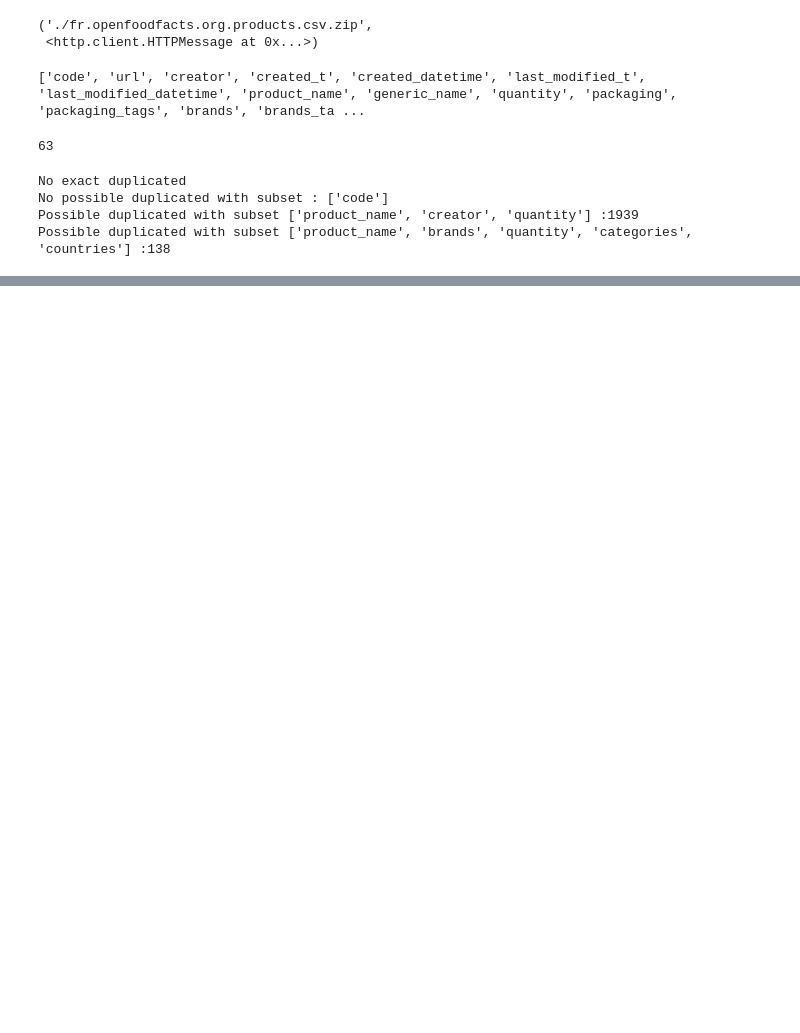
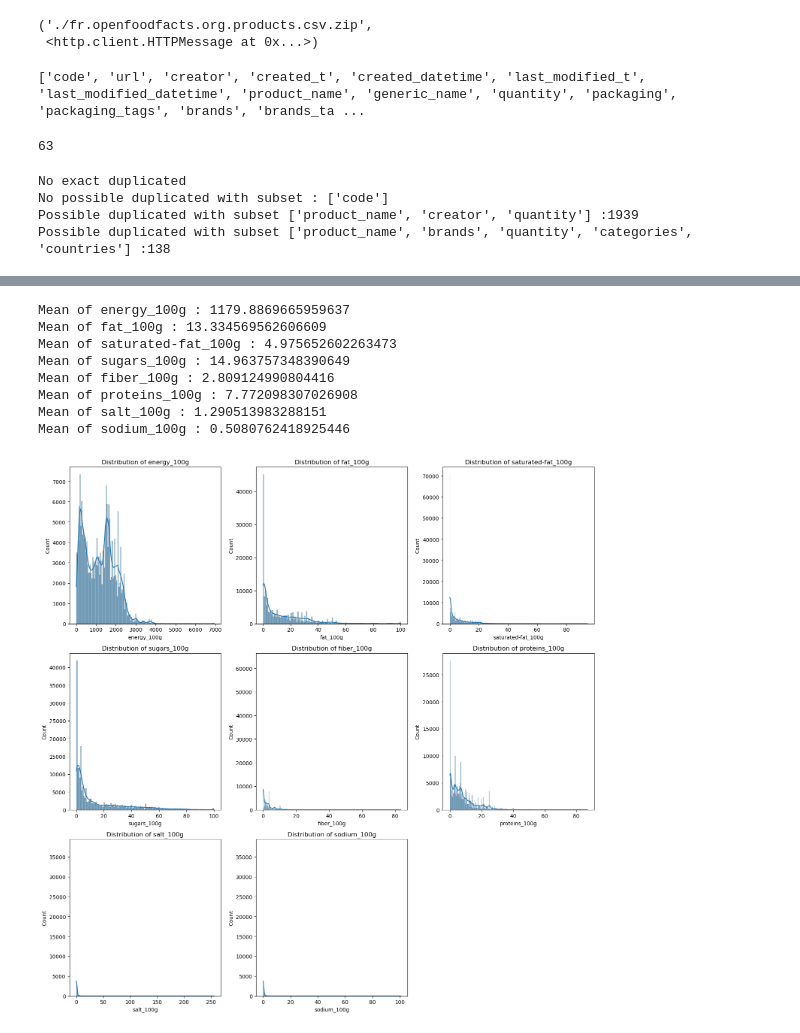
Before and after one commit to hystb/P2_OC_manipulating_data, a Jupyter notebook: Milan_Nicolas_1_notebook_072024.ipynb, the cells around one changed output, grey strips where cells are left out. Drawn from its saved outputs; the diff is of its cells as text; code cells hidden in the pictures; blank space fills up the shorter version.

```diff
--- a/Milan_Nicolas_1_notebook_072024.ipynb
+++ b/Milan_Nicolas_1_notebook_072024.ipynb
@@ -168,0 +191,10 @@ max           430.00   64312.80     25320.00
+# %%
+def plot_histograms(df, columns):
+    plt.figure(figsize=(15, 5 * (len(columns) // 3 + 1)))
+    for i, col in enumerate(columns, 1):
+        plt.subplot(len(columns) // 3 + 1, 3, i)
+        sns.histplot(df[col], kde=True)
+        plt.title(f'Distribution of {col}')
+        print(f"Mean of {col} : {df[col].mean()}")
+    plt.tight_layout()
+    plt.show()
@@ -168,0 +205,12 @@ max           430.00   64312.80     25320.00
+# %%
+plot_histograms(XClean, numericColumns)
+# %% [output]
+Mean of energy_100g : 1179.8869665959637
+Mean of fat_100g : 13.334569562606609
+Mean of saturated-fat_100g : 4.975652602263473
+Mean of sugars_100g : 14.963757348390649
+Mean of fiber_100g : 2.809124990804416
+Mean of proteins_100g : 7.772098307026908
+Mean of salt_100g : 1.290513983288151
+Mean of sodium_100g : 0.5080762418925446
+[figure, added]
```
Also changed, not shown: parts of 10 cells of this notebook.
